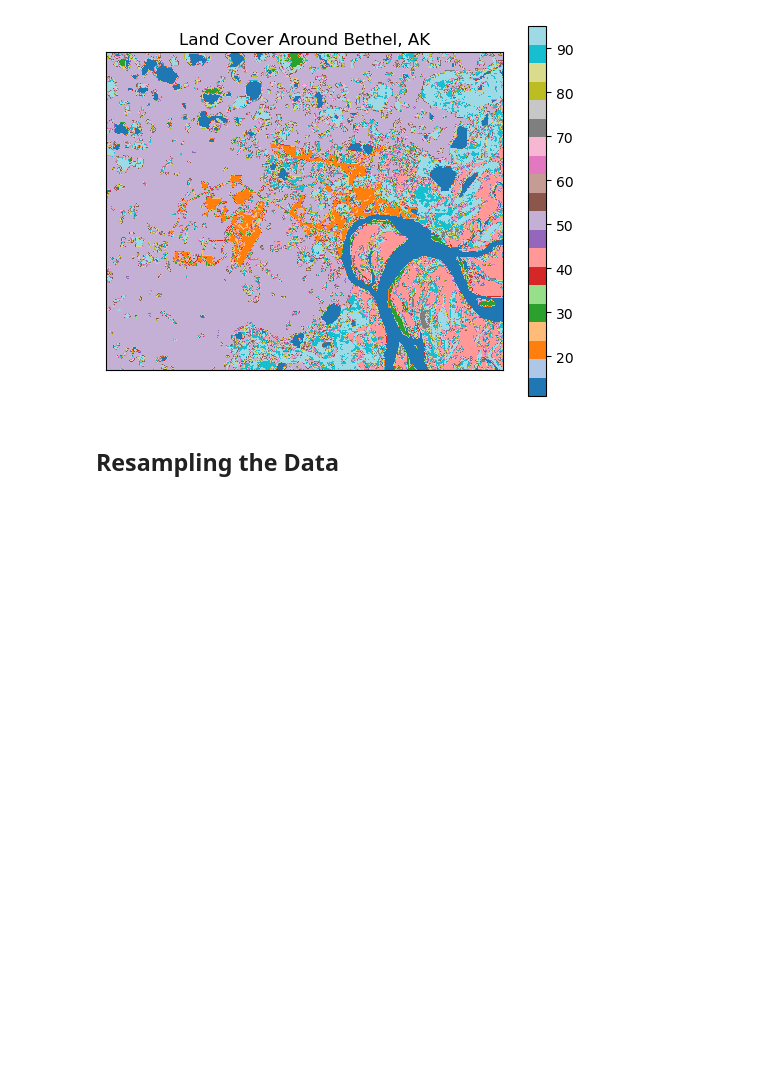
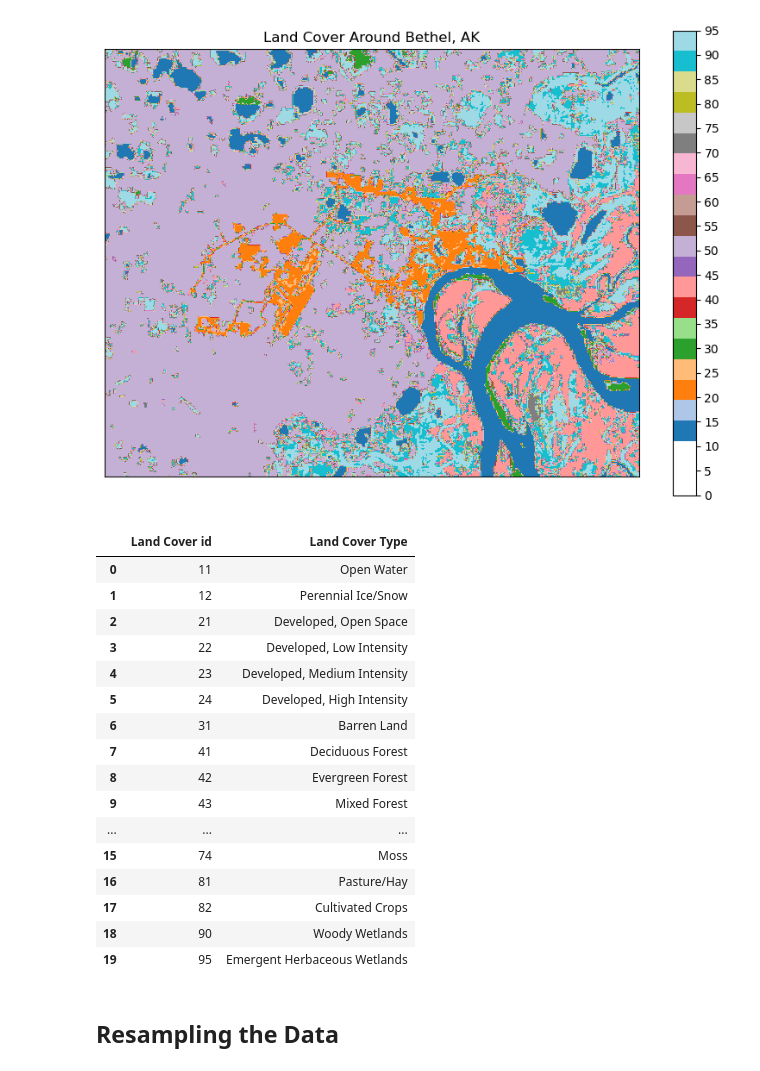
Before and after one commit to charlesm03/alaska_subsidence_project, a Jupyter notebook: Investigating_Ground_Subsidence.ipynb, the cells around one changed output. Drawn from its saved outputs; the diff is of its cells as text; code cells hidden in the pictures; blank space fills up the shorter version.

Commit message:
Updated land cover map legend

```diff
--- a/Investigating_Ground_Subsidence.ipynb
+++ b/Investigating_Ground_Subsidence.ipynb
@@ -87,17 +87,49 @@ gdal.Translate(land_cover_file, land_cover,projWin=lc_extent)
 lc_cropped = gdal.Open(land_cover_file)
 lc_band1 = lc_cropped.GetRasterBand(1)
 lc_arr = lc_band1.ReadAsArray()
+# %%
+# Create dictionary with land cover id as key and types as value
+
+numbers = [11,12,21,22,23,24,31,41,42,43,51,52,71,72,73,74,81,82,90,95]
+labels = ['Open Water','Perennial Ice/Snow','Developed, Open Space','Developed, Low Intensity','Developed, Medium Intensity',
+          'Developed, High Intensity','Barren Land','Deciduous Forest','Evergreen Forest','Mixed Forest','Dwarf Scrub','Shrub/Scrub',
+          'Grassland/Herbaceous','Sedge/Herbaceous','Lichens','Moss','Pasture/Hay','Cultivated Crops','Woody Wetlands',
+          'Emergent Herbaceous Wetlands']
+zipped = dict(zip(numbers,labels))
+slope_means = pd.DataFrame({'Layer':layer_labels,'High Slope (>75th)': high_slope_values, 'Low Slope (<25th)': low_slope_values})
+
+zipped_df = pd.DataFrame({'Land Cover id':numbers,'Land Cover Type':labels})
 # %%
 # Plot land cover types
-
+plt.subplots(figsize = (10,7))
 plt.imshow(lc_arr,cmap='tab20')
 plt.title('Land Cover Around Bethel, AK')
-plt.colorbar()
+ticks = np.arange(0,100,5)
+cbar = plt.colorbar()
+cbar.set_ticks(ticks)
 plt.xticks([])
 plt.yticks([])
 plt.show()
+zipped_df
 # %% [output]
-[figure, old version]
+[figure, new version]
+|  | Land Cover id | Land Cover Type |
+| 0 | 11 | Open Water |
+| 1 | 12 | Perennial Ice/Snow |
+| 2 | 21 | Developed, Open Space |
+| 3 | 22 | Developed, Low Intensity |
+| 4 | 23 | Developed, Medium Intensity |
+| 5 | 24 | Developed, High Intensity |
+| 6 | 31 | Barren Land |
+| 7 | 41 | Deciduous Forest |
+| 8 | 42 | Evergreen Forest |
+| 9 | 43 | Mixed Forest |
+| ... | ... | ... |
+| 15 | 74 | Moss |
+| 16 | 81 | Pasture/Hay |
+| 17 | 82 | Cultivated Crops |
+| 18 | 90 | Woody Wetlands |
+| 19 | 95 | Emergent Herbaceous Wetlands |
 # %% [markdown]
 ## Resampling the Data
 # %%
```
Also changed, not shown: parts of 5 cells of this notebook.
